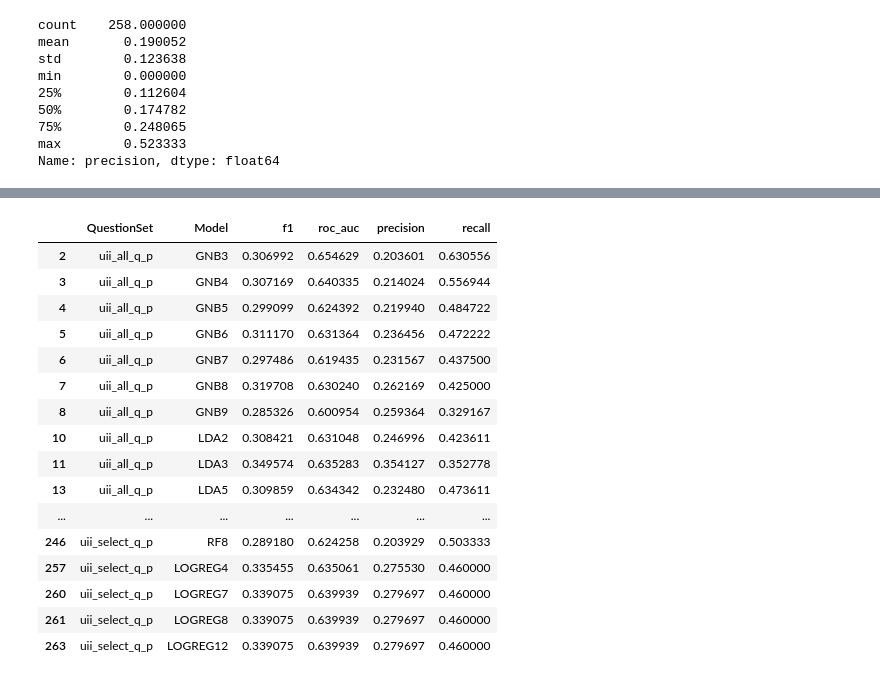
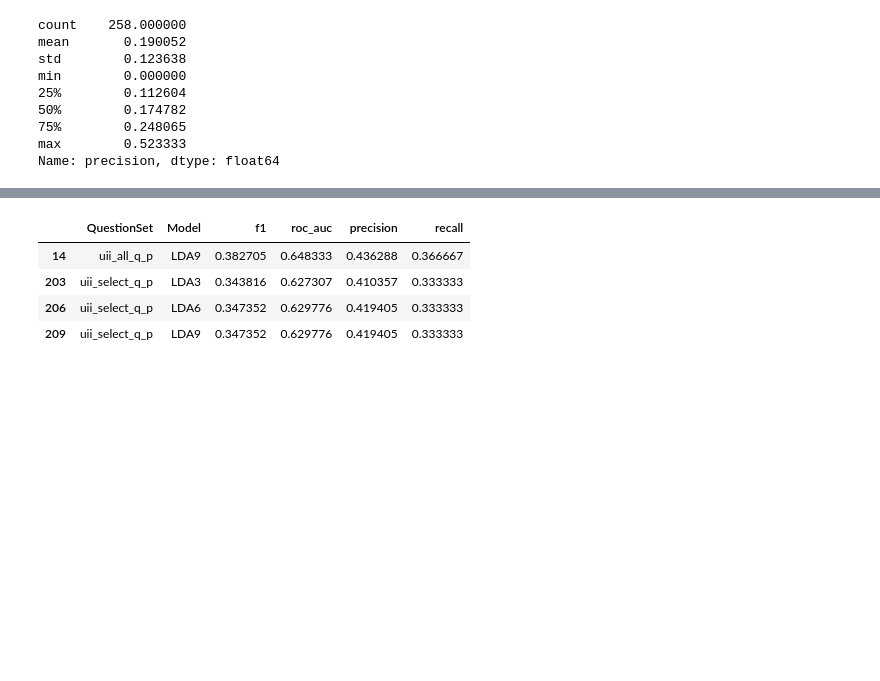
Before and after one commit to phazell-uni-work/dissertation-ppmi-jupyter-nb, a Jupyter notebook: results/uii_results.ipynb, the cells around one changed output, grey strips where cells are left out. Saved outputs shown, nothing was run; the diff lists cells and outputs as text; code cells hidden in the pictures; blank space fills up the shorter version.

```diff
--- a/results/uii_results.ipynb
+++ b/results/uii_results.ipynb
@@ -110,24 +110,12 @@ plt.show()
 # %%
-df_uii_data.query("roc_auc > 0.6 and precision > 0.2")
+df_uii_data.query("roc_auc > 0.6 and precision > 0.4")
 
 # General Observations for UPDRS I:
 # Nothing worth getting excited about
 # + PREV_SIGFALL out performs w/o
 # %% [output]
 |  | QuestionSet | Model | f1 | roc_auc | precision | recall |
-| 2 | uii_all_q_p | GNB3 | 0.306992 | 0.654629 | 0.203601 | 0.630556 |
-| 3 | uii_all_q_p | GNB4 | 0.307169 | 0.640335 | 0.214024 | 0.556944 |
-| 4 | uii_all_q_p | GNB5 | 0.299099 | 0.624392 | 0.219940 | 0.484722 |
-| 5 | uii_all_q_p | GNB6 | 0.311170 | 0.631364 | 0.236456 | 0.472222 |
-| 6 | uii_all_q_p | GNB7 | 0.297486 | 0.619435 | 0.231567 | 0.437500 |
-| 7 | uii_all_q_p | GNB8 | 0.319708 | 0.630240 | 0.262169 | 0.425000 |
-| 8 | uii_all_q_p | GNB9 | 0.285326 | 0.600954 | 0.259364 | 0.329167 |
-| 10 | uii_all_q_p | LDA2 | 0.308421 | 0.631048 | 0.246996 | 0.423611 |
-| 11 | uii_all_q_p | LDA3 | 0.349574 | 0.635283 | 0.354127 | 0.352778 |
-| 13 | uii_all_q_p | LDA5 | 0.309859 | 0.634342 | 0.232480 | 0.473611 |
-| ... | ... | ... | ... | ... | ... | ... |
-| 246 | uii_select_q_p | RF8 | 0.289180 | 0.624258 | 0.203929 | 0.503333 |
-| 257 | uii_select_q_p | LOGREG4 | 0.335455 | 0.635061 | 0.275530 | 0.460000 |
-| 260 | uii_select_q_p | LOGREG7 | 0.339075 | 0.639939 | 0.279697 | 0.460000 |
-| 261 | uii_select_q_p | LOGREG8 | 0.339075 | 0.639939 | 0.279697 | 0.460000 |
-| 263 | uii_select_q_p | LOGREG12 | 0.339075 | 0.639939 | 0.279697 | 0.460000 |
+| 14 | uii_all_q_p | LDA9 | 0.382705 | 0.648333 | 0.436288 | 0.366667 |
+| 203 | uii_select_q_p | LDA3 | 0.343816 | 0.627307 | 0.410357 | 0.333333 |
+| 206 | uii_select_q_p | LDA6 | 0.347352 | 0.629776 | 0.419405 | 0.333333 |
+| 209 | uii_select_q_p | LDA9 | 0.347352 | 0.629776 | 0.419405 | 0.333333 |
```
Also changed, not shown: parts of 1 cell of this notebook, 3 other files.
